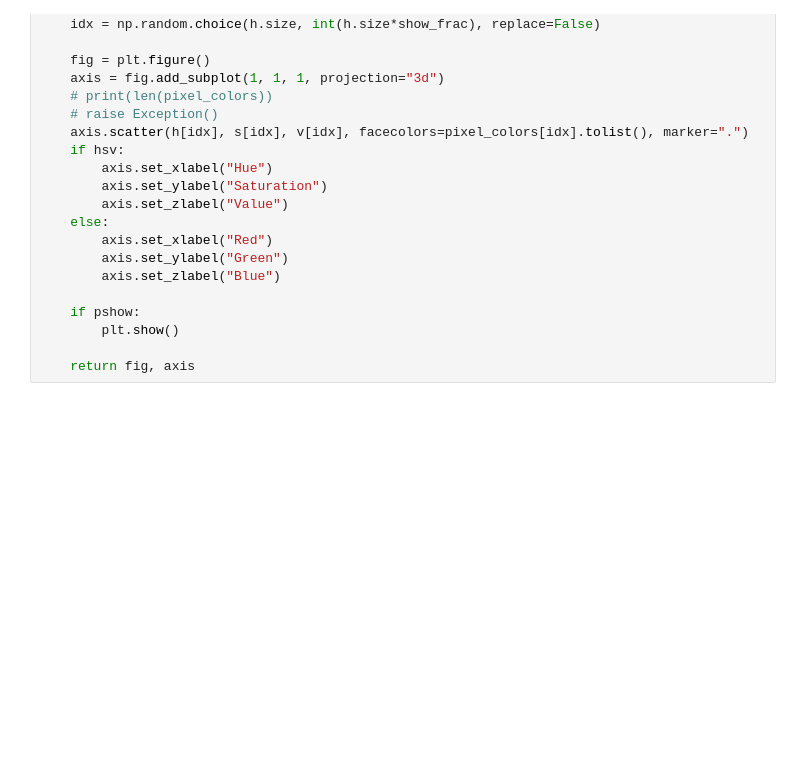
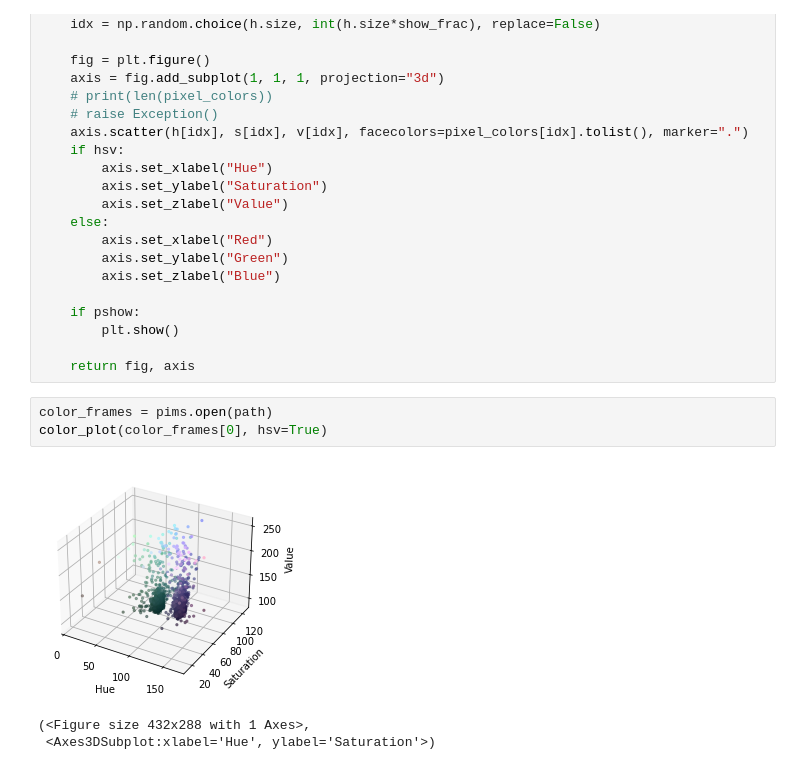
Before and after one commit to dbautista98/BMC_analysis, a Jupyter notebook: exploration.ipynb, the cells around one changed output. Saved outputs shown, nothing was run; the diff lists cells and outputs as text; blank space fills up the shorter version.

Commit message:
added color distribution plot

```diff
--- a/exploration.ipynb
+++ b/exploration.ipynb
@@ -96,3 +98,10 @@ def color_plot(img, show_frac=.1, hsv=True, pshow=1, mask=None):
         plt.show()
 
     return fig, axis
+# %%
+color_frames = pims.open(path)
+color_plot(color_frames[0], hsv=True)
+# %% [output]
+[figure, added]
+(<Figure size 432x288 with 1 Axes>,
+ <Axes3DSubplot:xlabel='Hue', ylabel='Saturation'>)
```
Also changed, not shown: parts of 2 cells of this notebook.
